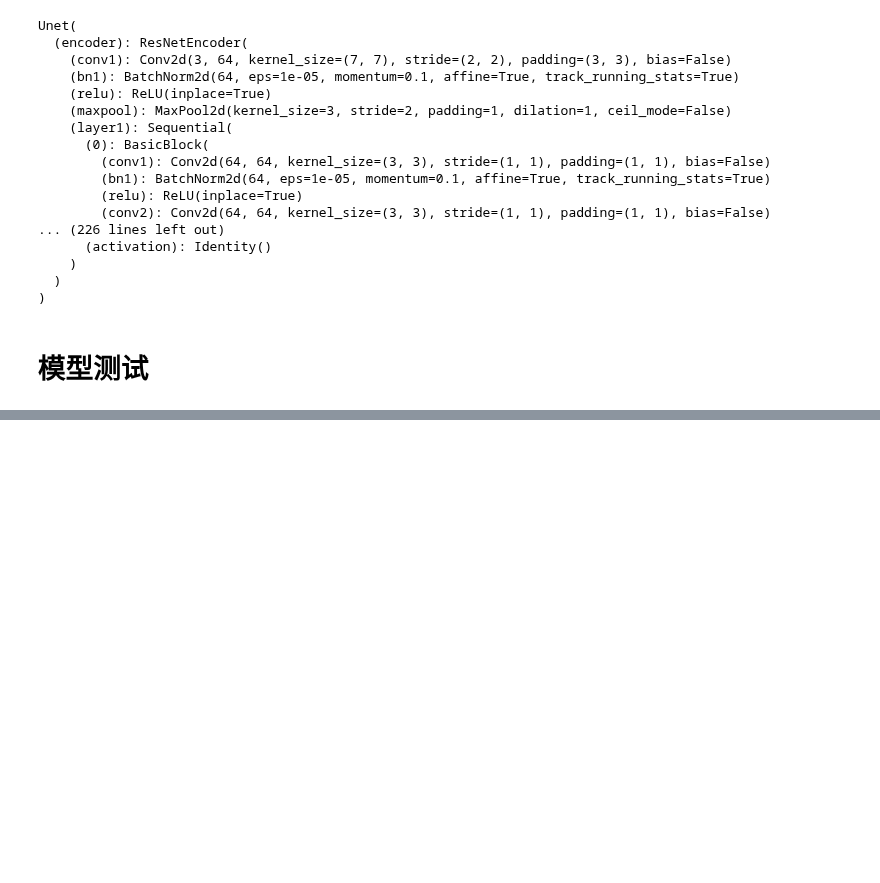
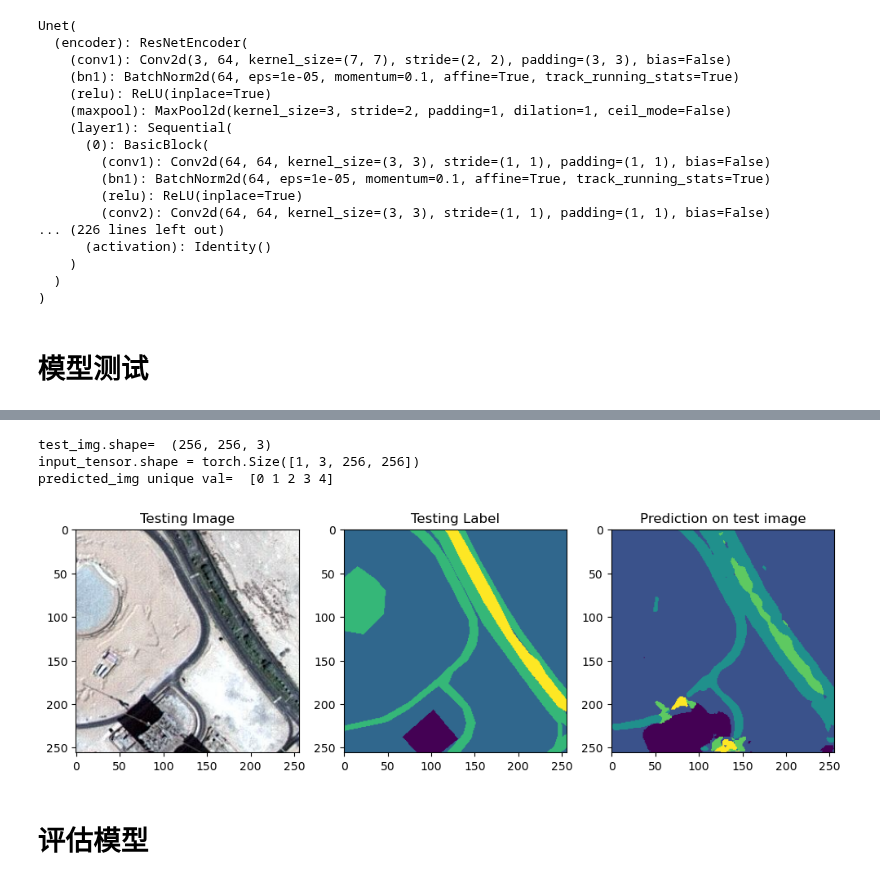
Before and after one commit to Shuobin-P/img_processing_system, a Jupyter notebook: classification/cnn/228_training_aerial_imagery_pytorch_version.ipynb, the cells around one changed output, grey strips where cells are left out. Saved outputs shown, nothing was run; the diff lists cells and outputs as text; code cells hidden in the pictures; blank space fills up the shorter version.

```diff
--- a/classification/cnn/228_training_aerial_imagery_pytorch_version.ipynb
+++ b/classification/cnn/228_training_aerial_imagery_pytorch_version.ipynb
@@ -387,0 +338,52 @@ TypeError: Invalid shape (256, 256, 6) for image data
+# %%
+#Predict on a few images
+import random
+test_img_number = random.randint(0, len(X_test))
+test_img = X_test[test_img_number]
+
+ground_truth = y_test[test_img_number]
+
+# 如何把test_img交给模型来预测？
+# 答：给test_img增加一个维度，然后调换维度的顺序
+print("test_img.shape= ", test_img.shape) # test_img.shape=  (256, 256, 3)
+
+# prepare input tensor: from (H, W, C) --> (1, C, H, W)
+input_tensor = torch.tensor(test_img, dtype=torch.float32).permute(2, 0, 1).unsqueeze(0).to(device)
+print("input_tensor.shape =", input_tensor.shape)  # input_tensor.shape = (1, 3, 256, 256)
+
+# run inference (no .predict for PyTorch modules)
+model.eval()
+with torch.no_grad():
+	outputs = model(input_tensor)  # outputs.shape: (1, num_classes, H, W), 元素的取值：小数
+	# convert logits to per-pixel class labels [0..5]
+	# 这样做的原因：
+	"""
+		每个位置 (h,w) 对应 num_classes 个值。
+		这些值 不是整数类别标签，而是 logits（还没有经过 softmax 的原始分数）。
+		logit 可以是正数、小数、负数，模型会根据这些分数来表示「属于某个类别的可能性」。
+	"""
+	# 根据图像来看，ChatGPT说的是对的。更好的验证办法就是看论文了或者理解UNet的结构了。
+	# outputs.argmax(dim=1)解释：找到num_classes个二维矩阵中每个位置处最大值所在的矩阵下标，即得到一个HxW的已分类矩阵。
+	predicted_img = outputs.argmax(dim=1).squeeze(0).cpu().numpy().astype(np.uint8)
+
+print("predicted_img unique val= ", np.unique(predicted_img))
+
+
+plt.figure(figsize=(12, 8))
+plt.subplot(231)
+plt.title('Testing Image')
+plt.imshow(test_img)
+plt.subplot(232)
+plt.title('Testing Label')
+plt.imshow(ground_truth)
+plt.subplot(233)
+plt.title('Prediction on test image')
+plt.imshow(predicted_img)
+plt.show()
+# %% [output]
+test_img.shape=  (256, 256, 3)
+input_tensor.shape = torch.Size([1, 3, 256, 256])
+predicted_img unique val=  [0 1 2 3 4]
+[figure, added]
+# %% [markdown]
+# 评估模型
```
Also changed, not shown: parts of 5 cells of this notebook, 5 other files.
